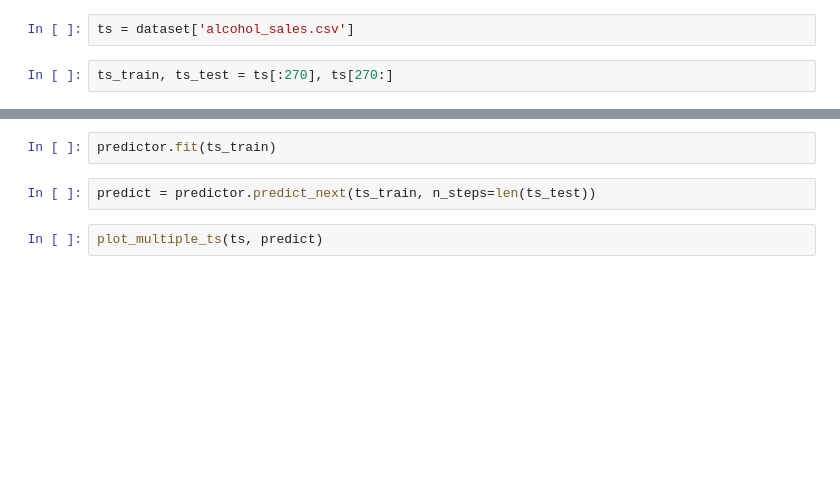
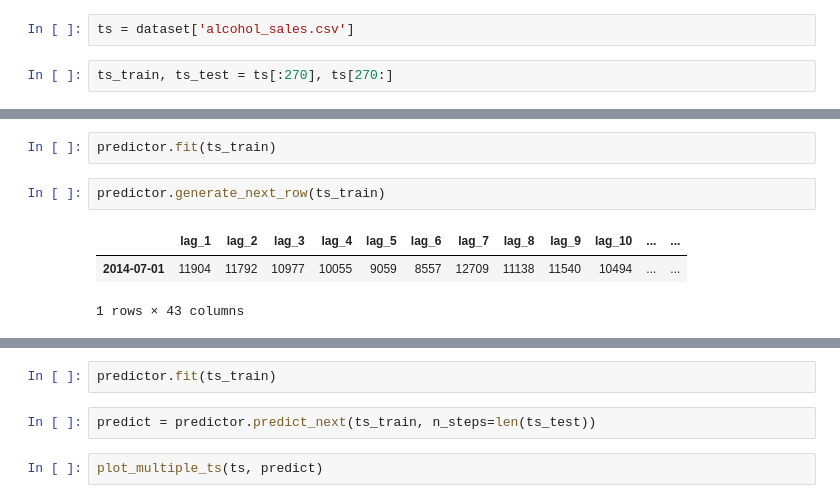
Before and after one commit to technogleb/ts_course_summer, a Jupyter notebook: week_3/modern_approach.ipynb, the cells around one changed output, grey strips where cells are left out. Drawn from its saved outputs; the diff is of its cells as text; blank space fills up the shorter version.

```diff
--- a/week_3/modern_approach.ipynb
+++ b/week_3/modern_approach.ipynb
@@ -328,0 +355,8 @@ predictor = model.TimeSeriesPredictor(
+# %%
+predictor.fit(ts_train)
+# %%
+predictor.generate_next_row(ts_train)
+# %% [output]
+|  | lag_1 | lag_2 | lag_3 | lag_4 | lag_5 | lag_6 | lag_7 | lag_8 | lag_9 | lag_10 | ... | ... |
+| 2014-07-01 | 11904 | 11792 | 10977 | 10055 | 9059 | 8557 | 12709 | 11138 | 11540 | 10494 | ... | ... |
+1 rows × 43 columns
```
Also changed, not shown: parts of 28 cells of this notebook, 1 other file.
